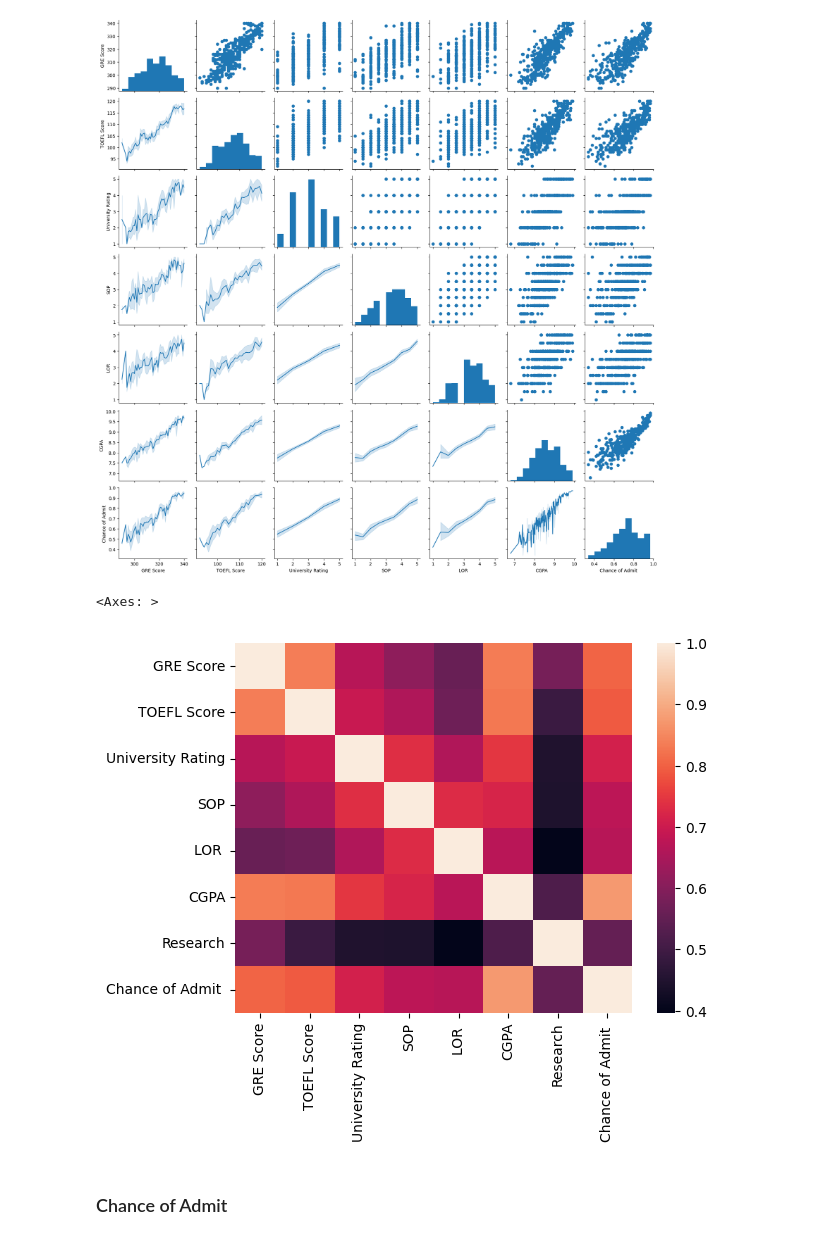
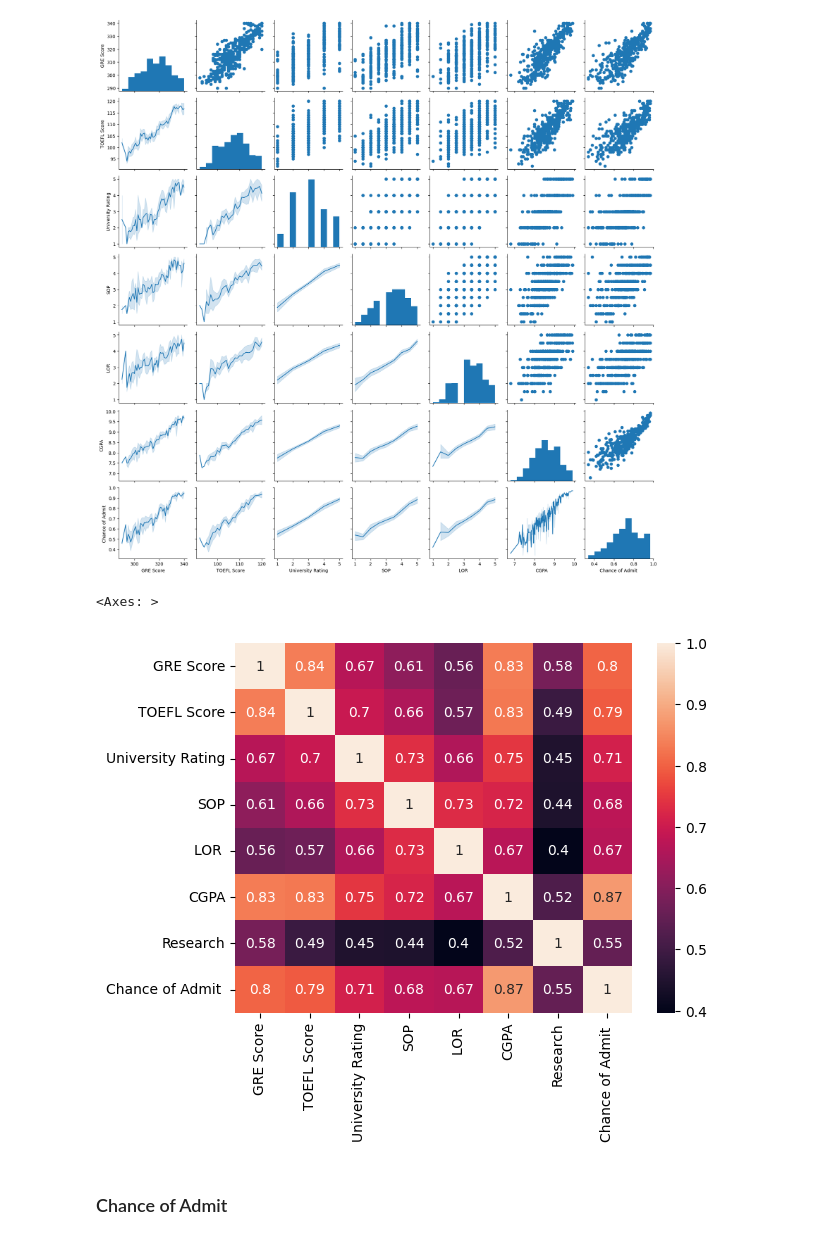
Before and after one commit to AHChaves/Trabalho-ISI, a Jupyter notebook: src/Graficos.ipynb, the cells around one changed output. Cells and saved outputs as stored; diff of their text form; code cells hidden in the pictures.

```diff
--- a/src/Graficos.ipynb
+++ b/src/Graficos.ipynb
@@ -69,9 +70,9 @@ g.map_lower(sns.lineplot)
 <seaborn.axisgrid.PairGrid at 0x...>
 [figure]
 # %%
-sns.heatmap(df.corr())
+sns.heatmap(df.corr(), annot=True)
 # %% [output]
 <Axes: >
-[figure, old version]
+[figure, new version]
 # %% [markdown]
 ### Chance of Admit
```
Also changed, not shown: parts of 12 cells of this notebook, 2 other files.
